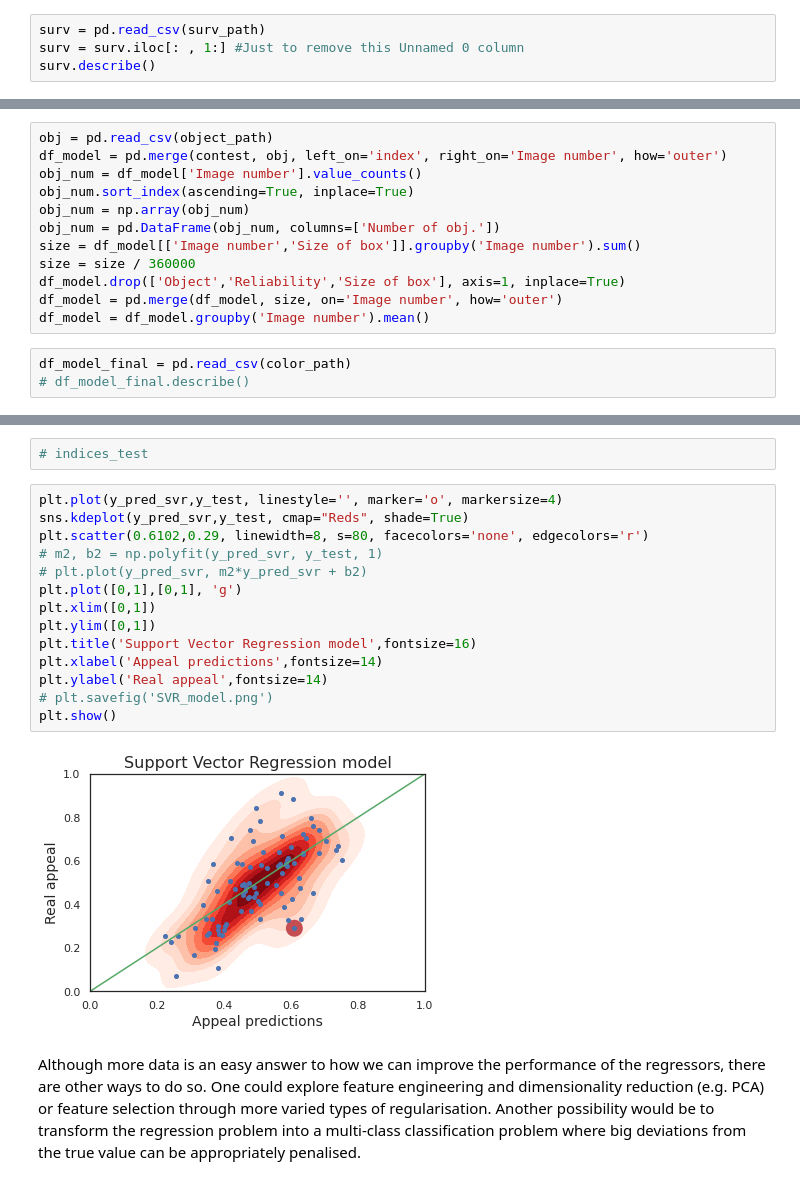
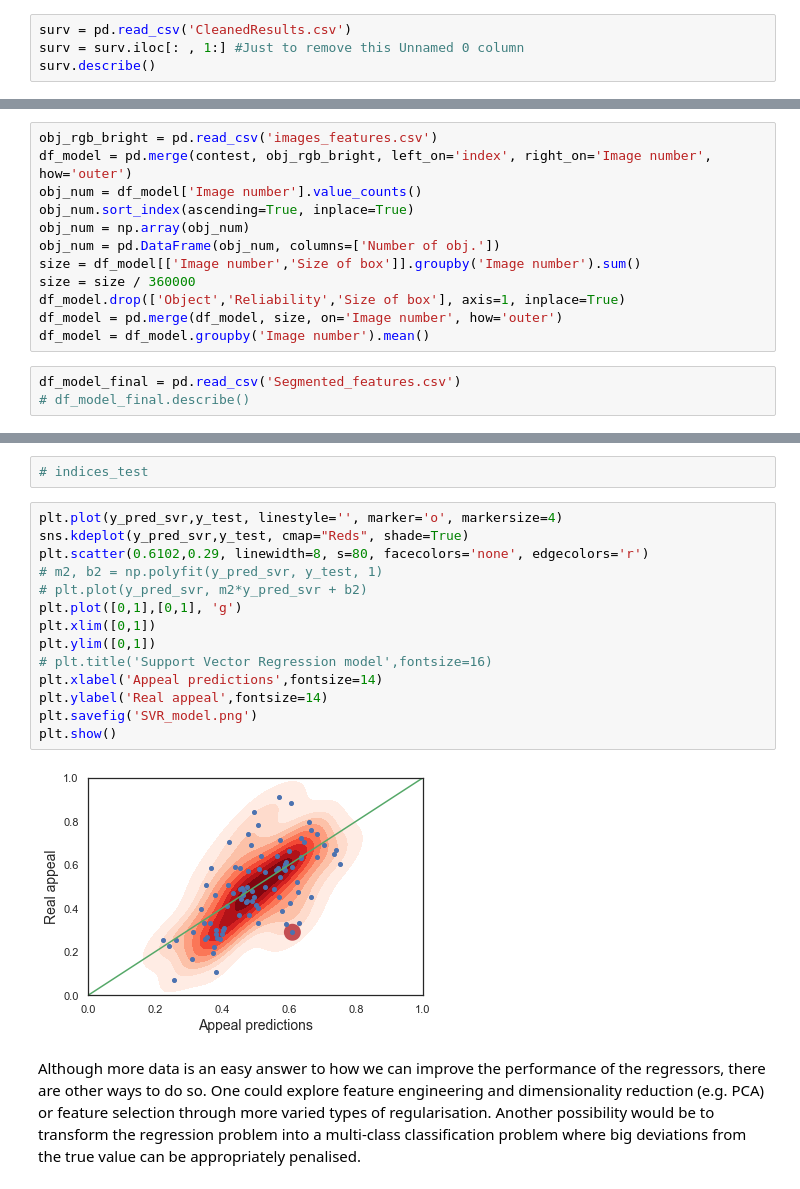
Before and after one commit to CS-433/ml-project-2-pyt, a Jupyter notebook: ModelSelection/FinalModel.ipynb, the cells around one changed output, grey strips where cells are left out. Saved outputs shown, nothing was run; the diff lists cells and outputs as text.

```diff
--- a/ModelSelection/FinalModel.ipynb
+++ b/ModelSelection/FinalModel.ipynb
@@ -16,7 +9,7 @@ color_path = '../Data/Features/Color_features.csv'
 # %% [markdown]
 # Survey Answers and Image Ranking
 # %%
-surv = pd.read_csv(surv_path)
+surv = pd.read_csv('CleanedResults.csv')
 surv = surv.iloc[: , 1:] #Just to remove this Unnamed 0 column
 surv.describe()
 # %% [output]
@@ -63,8 +56,8 @@ Do feature engineering, feature expansion, standardize numerical data, one_hot_e
 # %% [markdown]
 ### Final model
 # %%
-obj = pd.read_csv(object_path)
-df_model = pd.merge(contest, obj, left_on='index', right_on='Image number', how='outer')
+obj_rgb_bright = pd.read_csv('images_features.csv')
+df_model = pd.merge(contest, obj_rgb_bright, left_on='index', right_on='Image number', how='outer')
 obj_num = df_model['Image number'].value_counts()
 obj_num.sort_index(ascending=True, inplace=True)
 obj_num = np.array(obj_num)
@@ -75,7 +68,7 @@ df_model.drop(['Object','Reliability','Size of box'], axis=1, inplace=True)
 df_model = pd.merge(df_model, size, on='Image number', how='outer')
 df_model = df_model.groupby('Image number').mean()
 # %%
-df_model_final = pd.read_csv(color_path)
+df_model_final = pd.read_csv('Segmented_features.csv')
 # df_model_final.describe()
 # %%
 df_model_final['Size of box'] = df_model['Size of box']
@@ -502,19 +543,19 @@ svr_results = pd.DataFrame(svr_results)
 # %%
 plt.plot(y_pred_svr,y_test, linestyle='', marker='o', markersize=4)
 sns.kdeplot(y_pred_svr,y_test, cmap="Reds", shade=True)
 plt.scatter(0.6102,0.29, linewidth=8, s=80, facecolors='none', edgecolors='r')
 # m2, b2 = np.polyfit(y_pred_svr, y_test, 1)
 # plt.plot(y_pred_svr, m2*y_pred_svr + b2)
 plt.plot([0,1],[0,1], 'g')
 plt.xlim([0,1])
 plt.ylim([0,1])
-plt.title('Support Vector Regression model',fontsize=16)
+# plt.title('Support Vector Regression model',fontsize=16)
 plt.xlabel('Appeal predictions',fontsize=14)
 plt.ylabel('Real appeal',fontsize=14)
-# plt.savefig('SVR_model.png')
+plt.savefig('SVR_model.png')
 plt.show()
 # %% [output]
-[figure, old version]
+[figure, new version]
 # %% [markdown]
 Although more data is an easy answer to how we can improve the performance of the regressors, there are other ways to do so. One could explore feature engineering and dimensionality reduction (e.g. PCA) or feature selection through more varied types of regularisation. Another possibility would be to transform the regression problem into a multi-class classification problem where big deviations from the true value can be appropriately penalised.
 # %% [markdown]
```
Also changed, not shown: parts of 39 cells of this notebook.
